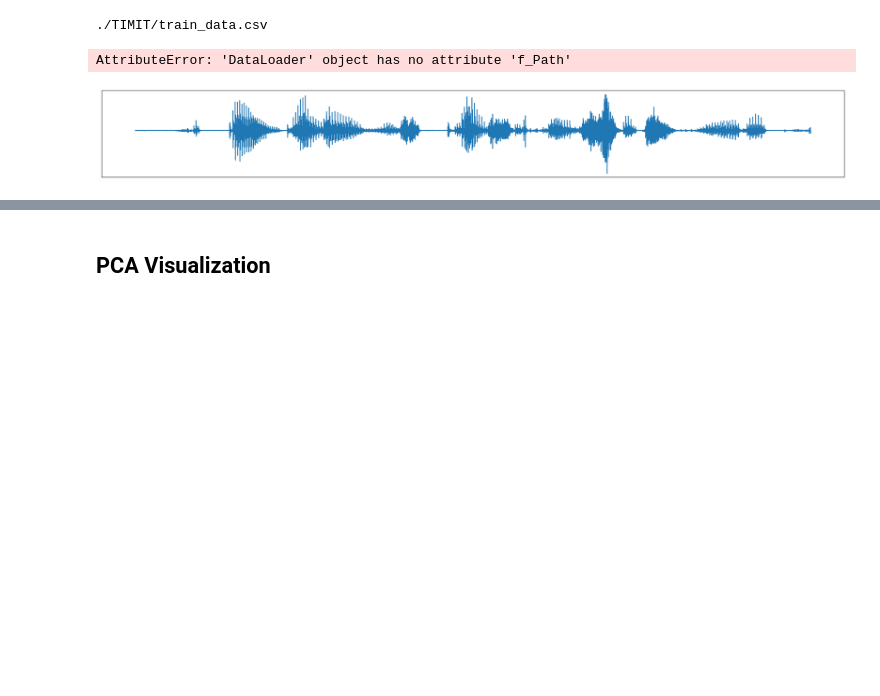
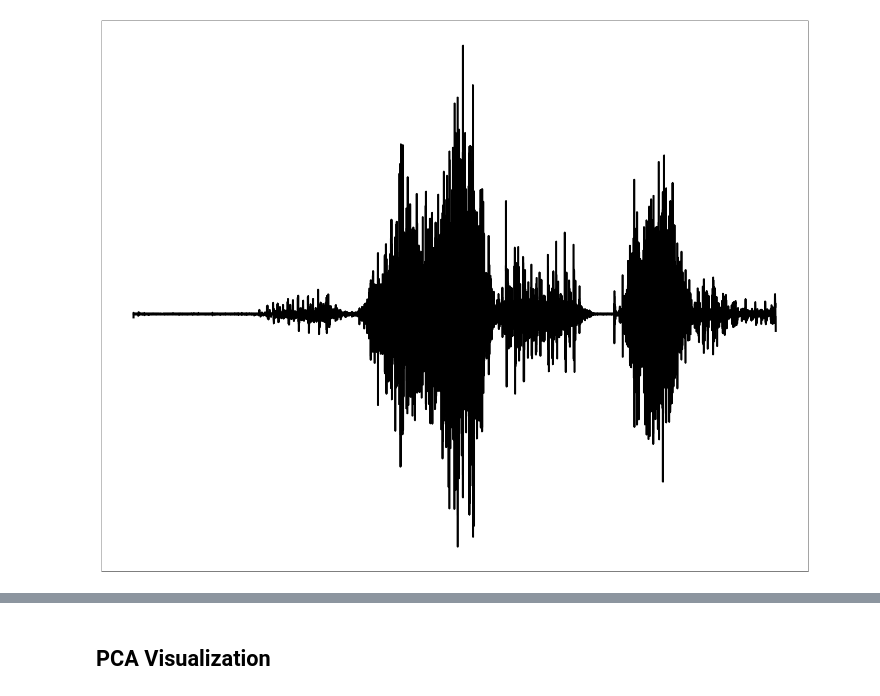
Before and after one commit to jorisptrs/Bachelor-Thesis, a Jupyter notebook: Code/dataset/data_plotting.ipynb, the cells around one changed output, grey strips where cells are left out. Drawn from its saved outputs; the diff is of its cells as text; code cells hidden in the pictures; blank space fills up the shorter version.

Commit message:
Plotting of wave and ESN illustration

```diff
--- a/Code/dataset/data_plotting.ipynb
+++ b/Code/dataset/data_plotting.ipynb
@@ -145,7 +48,7 @@ class Plot:
 import librosa
 from scipy.interpolate import CubicSpline
 
-def getWavAndLabelInSegments(audio_path=None,phon_path=None,n_mels=15,delta=True,
+def getWavAndLabelInSegments(audio_path=None,phon_path=None,n_mels=n_mels,delta=True,
 delta_delta=True,long_version=False,subsamples=10):
     """
     Returns
@@ -154,12 +57,12 @@ delta_delta=True,long_version=False,subsamples=10):
     """
     if audio_path == None:
         raise Exception("Path to audio (Wav) file must be provided")
-    wav,sr = fc.readAudio(fpath=audio_path,pre_emp=True)
+    wav,sr = fc.read_audio(fpath=audio_path,pre_emp=True)
 
     audio_phon_transcription = None
     if phon_path == None:
-        phon_path = fc.getPhonPathFromAudioPath(audio_path)
-    audio_phon_transcription = fc.readPhon(phon_path)
+        phon_path = fc.get_transcription_path_from_audio_path(audio_path)
+    audio_phon_transcription = fc.read_transcription(phon_path)
     split_wav = []
     labels = []
 
@@ -176,7 +79,7 @@ delta_delta=True,long_version=False,subsamples=10):
 
     return split_wav,labels
 
-def getFeatureAndLabelInSegments(audio_path=None,phon_path=None,n_mels=15,delta=True,
+def getFeatureAndLabelInSegments(audio_path=None,phon_path=None,n_mels=n_mels,delta=True,
 delta_delta=True,long_version=False,subsamples=10):
     """
     Returns
@@ -186,12 +89,12 @@ delta_delta=True,long_version=False,subsamples=10):
     oversamplings = 0
     if audio_path == None:
         raise Exception("Path to audio (Wav) file must be provided")
-    wav,sr = fc.readAudio(fpath=audio_path,pre_emp=True)
+    wav,sr = fc.read_audio(fpath=audio_path,pre_emp=True)
 
     audio_phon_transcription = None
     if phon_path == None:
-        phon_path = fc.getPhonPathFromAudioPath(audio_path)
-    audio_phon_transcription = fc.readPhon(phon_path)
+        phon_path = fc.get_transcription_path_from_audio_path(audio_path)
+    audio_phon_transcription = fc.read_transcription(phon_path)
     split_wav = []
     labels = []
 
@@ -233,7 +136,7 @@ delta_delta=True,long_version=False,subsamples=10):
     return feature_vectors,labels,oversamplings
 # %%
 # Plotting dataset
-tddA = fc.getListAudioFiles('Train',speakers,dr)
+tddA = fc.get_audio_file_names('Train',speakers,dr)
 tddA.index = range(tddA.shape[0])
 feature_vectors = []
 wav_vectors = []
@@ -244,8 +147,10 @@ for i in range(20):
     wavs,lvs = getWavAndLabelInSegments(audio_path=tddA.loc[i]['path_from_data_dir'],n_mels=n_mels,
     delta=delta,delta_delta=delta_delta,long_version=long_version,subsamples=subsamples)
 
-    fv,lv,_ = getFeatureAndLabelInSegments(audio_path=tddA.loc[i][fc.f_Path],n_mels=n_mels,
-    delta=delta,delta_delta=delta_delta,long_version=long_version,subsamples=subsamples)
+    fv,lv,_ = fc.getFeatureAndLabelInSegments(
+        audio_path=tddA.loc[i]['path_from_data_dir'],n_mels=n_mels,
+        delta=delta,delta_delta=delta_delta,long_version=long_version,
+        subsamples=subsamples)
 
     for feature in fv:
         feature_vectors.append(np.asarray(np.array(feature,dtype=object)).astype(np.float32))
@@ -258,36 +163,35 @@ for i in range(20):
     if normalize:
         extreme_val = max( [max(fv.max(), -fv.min()) for fv in feature_vectors] )
         feature_vectors = [ fv/extreme_val for fv in feature_vectors ]
-# %% [output]
-./TIMIT/train_data.csv
-AttributeError: 'DataLoader' object has no attribute 'f_Path'
 # %%
+from matplotlib import pyplot as plt
 
-wavs,lvs = getWavAndLabelInSegments(audio_path=tddA.loc[0][fc.f_Path],n_mels=n_mels,
+wavs,lvs = getWavAndLabelInSegments(audio_path=tddA.loc[0]['path_from_data_dir'],n_mels=n_mels,
 delta=delta,delta_delta=delta_delta,long_version=long_version,subsamples=subsamples)
 
-wavs=wavs[:35]
-lvs=lvs[:35]
+wavs=wavs[:10]
+lvs=lvs[:10]
 
-fig, ax = plt.subplots(figsize=(25,3),dpi=200)
+#fig, ax = plt.subplots(figsize=(25,3),dpi=200)
+fig, ax = plt.subplots(figsize=(25,20))
 
 ship = 0
 ticks = []
 #for i, wav in enumerate(wavs):
 #    plt.axvline(x=ship, color='orange')
 #    lab = lvs[i]
 #    pos = ship + len(wav) / 2
 #    ship += len(wav)
 #    ticks.append(pos)
 #plt.axvline(x=ship, color='orange')
 #ax.set_xticks(ticks)
 #ax.set_xticklabels(lvs)
 ax.get_yaxis().set_visible(False)
 ax.get_xaxis().set_visible(False)
-plt.plot(np.concatenate((wavs)))
+plt.plot(np.concatenate((wavs)), color='black', linewidth='4')
 plt.show()
 # %% [output]
-[figure, old version]
+[figure, new version]
 # %%
 groupwav = {}
 groupmel = {}
```
Also changed, not shown: parts of 8 cells of this notebook, 4 other files.
